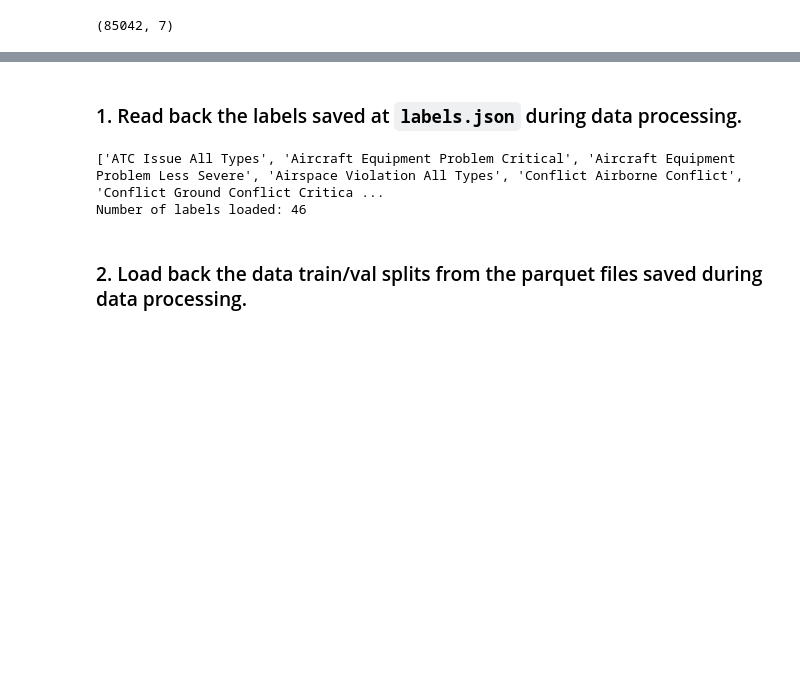
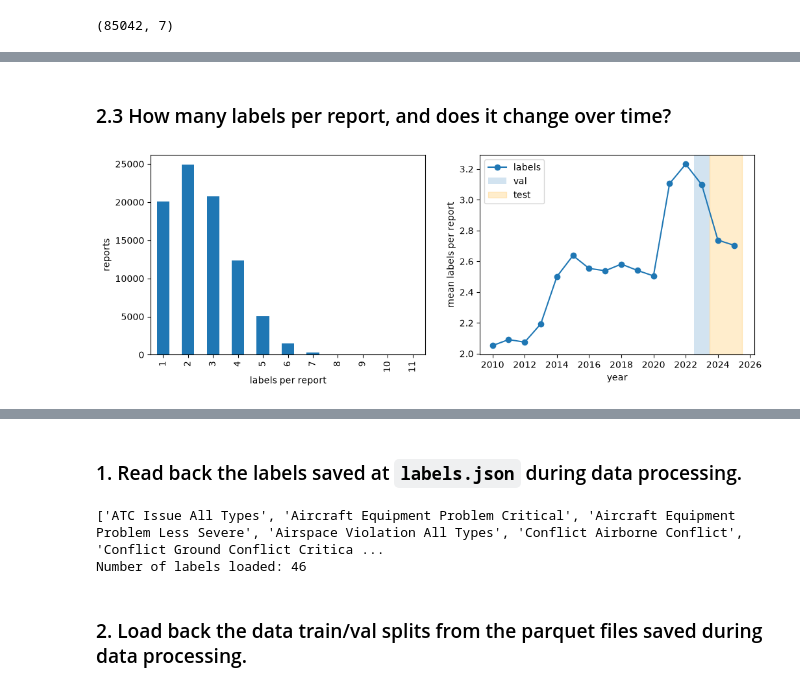
Before and after one commit to alvaro-serero/asrs-lora-classifier, a Jupyter notebook: notebook.ipynb, the cells around one changed output, grey strips where cells are left out. Drawn from its saved outputs; the diff is of its cells as text; code cells hidden in the pictures; blank space fills up the shorter version.

```diff
--- a/notebook.ipynb
+++ b/notebook.ipynb
@@ -396,0 +356,16 @@ train 67826 | val 4581 | test 11542 | 46 labels
+# %% [markdown]
+### 2.3 How many labels per report, and does it change over time?
+# %%
+n_labels = df["labels"].str.len()
+
+fig, (a1, a2) = plt.subplots(1, 2, figsize=(12, 4))
+n_labels.value_counts().sort_index().plot.bar(ax=a1)
+a1.set_xlabel("labels per report"); a1.set_ylabel("reports")
+
+n_labels.groupby(df["year"]).mean().plot(ax=a2, marker="o")
+a2.axvspan(2022.5, 2023.5, alpha=0.2, label="val")
+a2.axvspan(2023.5, 2025.5, alpha=0.2, color="orange", label="test")
+a2.set_ylabel("mean labels per report"); a2.legend()
+plt.show()
+# %% [output]
+[figure, added]
```
Also changed, not shown: parts of 82 cells of this notebook, 3 other files.
